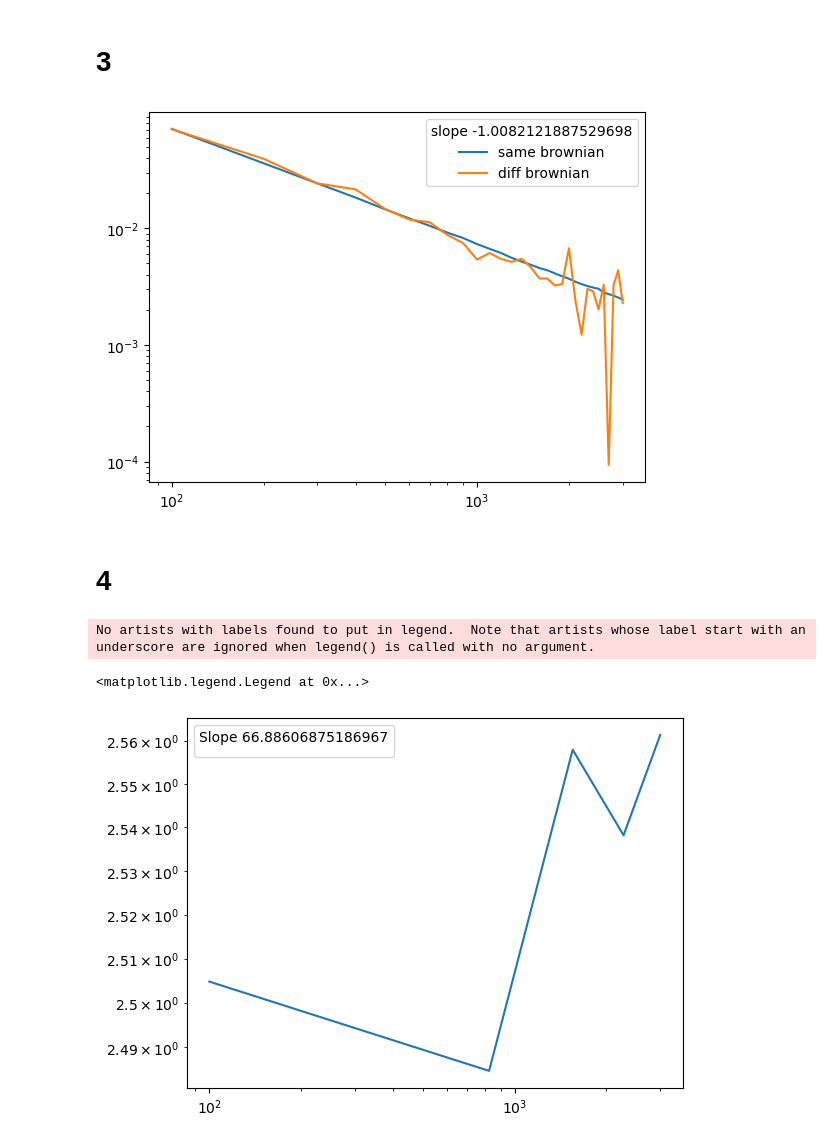
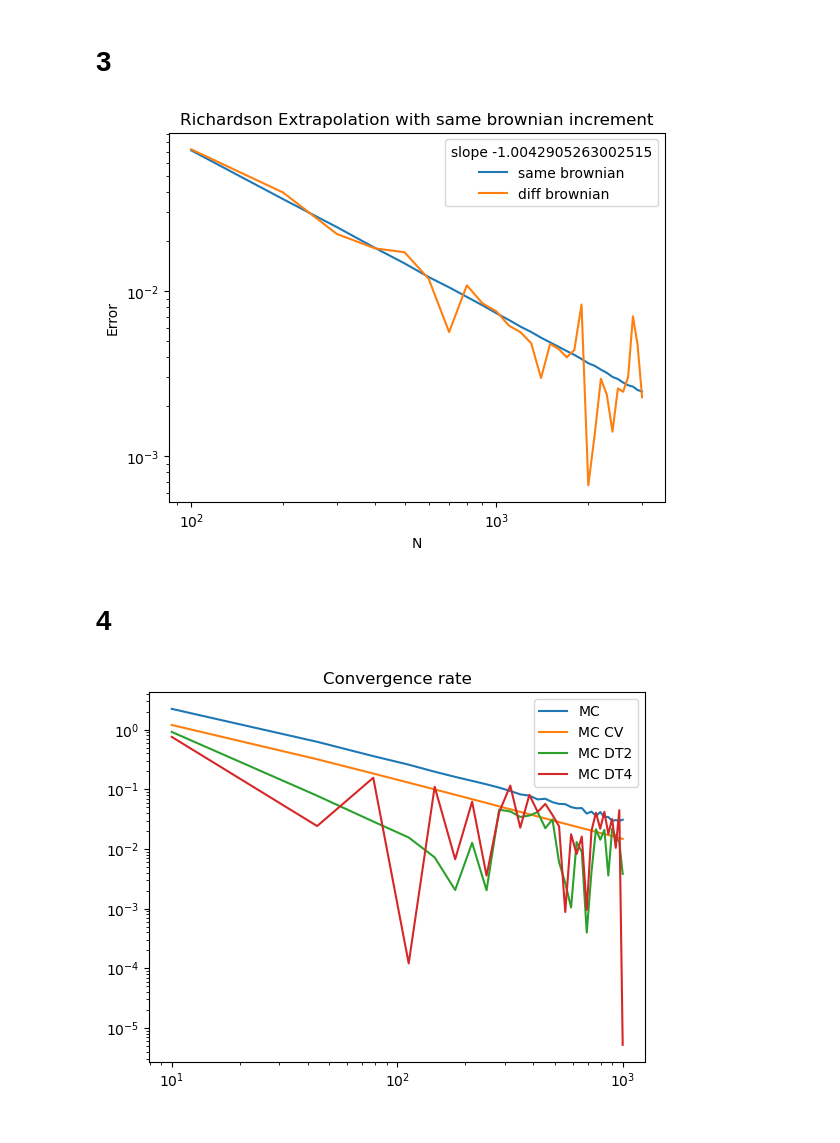
Before and after one commit to AlviseSembenico/MathWork, a Jupyter notebook: SDE/Homework 4/ex3.ipynb, the cells around one changed output. Cells and saved outputs as stored; diff of their text form; code cells hidden in the pictures.

```diff
--- a/SDE/Homework 4/ex3.ipynb
+++ b/SDE/Homework 4/ex3.ipynb
@@ -119,15 +120,15 @@ def convergence_rate_N_richardson():
 
 def convergence_rate_N_richardson2():
     res = []
+    real_err = []
     n_space = np.linspace(100, 3000, 30)
     for n in n_space:
         X = monte_carlo2(a, b, T, T/int(n), 1, 10000)
         X2 = monte_carlo2(a, b, T, T/int(2*n), 1, 10000)
         EX = np.abs(np.mean(X-X2))
+        real_err.append(np.abs(np.mean(X) - expectation(T, 1, a)))
         res.append(EX)
-    plt.yscale('log')
-    plt.xscale('log')
-    plt.plot(n_space, res)
-    plt.legend(title = f"Slope {slope(np.log(n_space), np.log(res))}")
+    return n_space, res, real_err
 
-convergence_rate_N_richardson2()
+
+n_space, res, real_err = convergence_rate_N_richardson2()
@@ -191,34 +202,38 @@ def convergence_rate_N_richardson():
     for n in n_space:
         X, X2 = monte_carlo_richardson(a, b, T, T/int(n), 1, 1000)
         X22 = monte_carlo(a, b, T, T/int(n*2), 1, 1000)
         EX = np.mean(X[:,-1]-X2[:,-1])
         samebw.append(EX)
         diffbw.append(np.mean(X[:,-1]-X22[:,-1]))
 
     plt.plot(n_space, samebw)
     plt.plot(n_space, diffbw)
 
 def convergence_rate_N_richardson2():
     samebw = []
     diffbw = []
     n_space = np.linspace(100, 3000, 30)
     for n in n_space:
         X, X2 = monte_carlo2_richardson(a, b, T, T/int(n), 1, 1000)
         X22 = monte_carlo2(a, b, T, T/int(n*2), 1, 1000)
         EX = np.abs(np.mean(X-X2))
         samebw.append(EX)
         diffbw.append(np.abs(np.mean(X-X22)))
 
     plt.plot(n_space, samebw, label="same brownian")
     plt.plot(n_space, diffbw, label="diff brownian")
 
     plt.legend(title=f'slope {slope(np.log(n_space), np.log(samebw))}')
     plt.yscale('log')
+    plt.title("Richardson Extrapolation with same brownian increment")
+    plt.xlabel("N")
+    plt.ylabel("Error")
     plt.xscale('log')
+    plt.savefig("plots/richardson2.png", dpi=300)
 
 convergence_rate_N_richardson2()
 # %% [output]
-[figure, old version]
+[figure, new version]
 # %% [markdown]
 # 4
 # %%
@@ -239,30 +254,55 @@ def monte_carlo_y(a,b,T,dt,s0,paths):
     return Y
 
 
-def efficient_m(a,b,T,dt,s0, paths):
+def efficient_m2(a,b,T,dt,s0, paths):
+    Y_t = monte_carlo_y(a,b,T,dt,s0,paths)
+    return Y_t
+    # Y_2t = monte_carlo_y(a,b,T,2*dt,s0,paths)
+
+    # Y_4t = monte_carlo_y(a,b,T,4*dt,s0,paths)
+
+    # X = 32* Y_t - 12*Y_2t + Y_4t
+    # return 1/32 *np.mean(X)
+
+def efficient_m4(a,b,T,dt,s0, paths):
     Y_t = monte_carlo_y(a,b,T,dt,s0,paths)
     Y_2t = monte_carlo_y(a,b,T,2*dt,s0,paths)
+
     Y_4t = monte_carlo_y(a,b,T,4*dt,s0,paths)
 
     X = 32* Y_t - 12*Y_2t + Y_4t
-    return 1/32 *np.mean(X)
+    return 1/21* X
+
+def monte_carlo_e(*args, **kwargs):
+    X = monte_carlo(*args, **kwargs)
+    EX = np.mean(X, axis=0)[-1]
+    return EX
+
+# N = 1000
+# M = 10000
 
 
 
-N = 1000
-M = 10000
-
-res = []
-n_space = np.linspace(100, 3000, 5)
+mc = []
+mc_cv = []
+mc_dt2 = []
+mc_dt4 = []
+n_space = np.linspace(10, 1000, 30)
 for n in tqdm(n_space):
-    X = efficient_m(a, b, T, T/int(n), 1, 10000)
-    EX = np.mean(X)
-    res.append(np.abs(EX - expectation(T, 1, a)))
+    for f, l in list(zip([monte_carlo_e, monte_carlo2, efficient_m2, efficient_m4], [mc, mc_cv, mc_dt2, mc_dt4]))[0:4]:
+        X = f(a, b, T, T/int(n), 1, 100000)
+        l.append(np.abs(np.mean(X) - expectation(T, 1, a)))
 plt.yscale('log')
 plt.xscale('log')
-plt.plot(n_space, res)
-plt.legend(title = f"Slope {slope(np.log(n_space), np.log(res))}")
+plt.plot(n_space, mc, label="MC")
+plt.plot(n_space, mc_cv, label="MC CV")
+plt.plot(n_space, mc_dt2, label="MC DT2")
+plt.plot(n_space, mc_dt4, label="MC DT4")
+plt.legend()
+plt.xlabel("N")
+plt.ylabel("Error")
+# plt.grid()
+plt.title("Convergence rate")
+plt.savefig("plots/convergence_rate.png", dpi=300)
 # %% [output]
-No artists with labels found to put in legend.  Note that artists whose label start with an underscore are ignored when legend() is called with no argument.
-<matplotlib.legend.Legend at 0x...>
-[figure, old version]
+[figure, new version]
```
Also changed, not shown: parts of 8 cells of this notebook.
